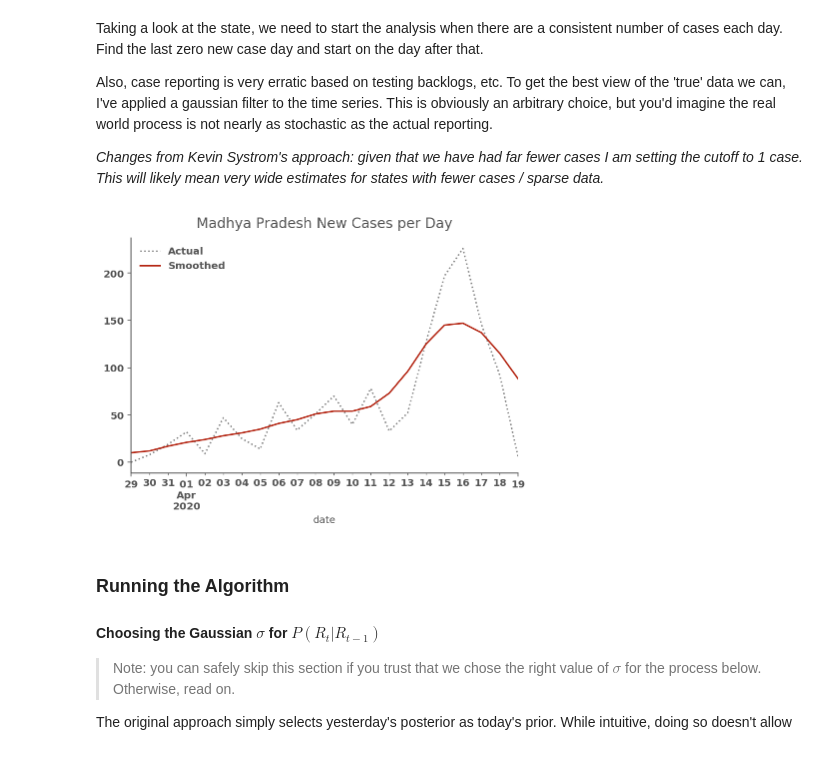
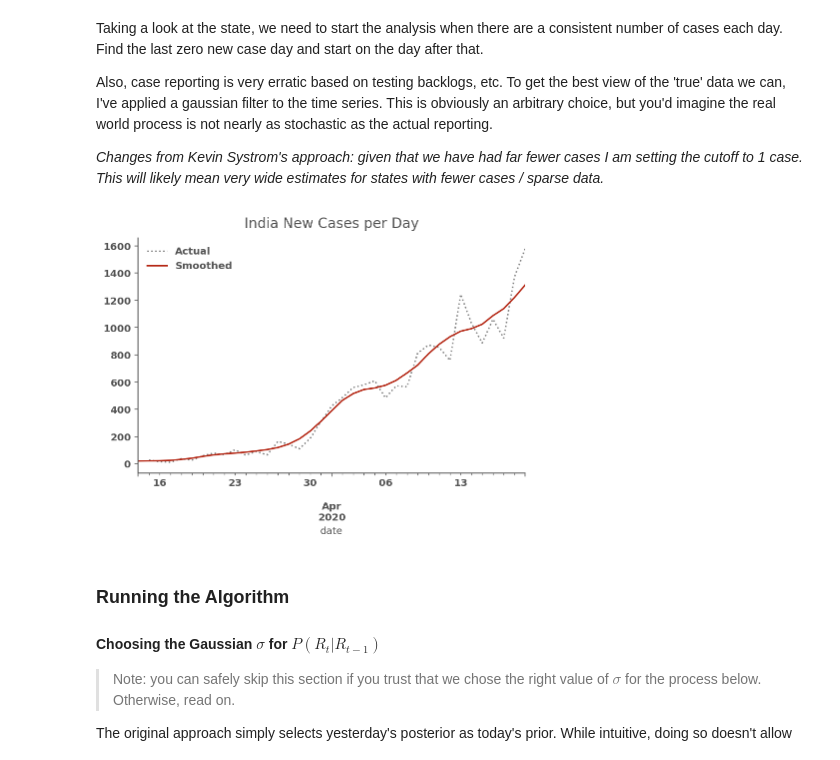
Before and after one commit to stochastix/covid-19, a Jupyter notebook: Realtime R0.ipynb, the cells around one changed output. Drawn from its saved outputs; the diff is of its cells as text; code cells hidden in the pictures.

```diff
--- a/Realtime R0.ipynb
+++ b/Realtime R0.ipynb
@@ -391,41 +392,41 @@ Also, case reporting is very erratic based on testing backlogs, etc. To get the
 
 _Changes from Kevin Systrom's approach: given that we have had far fewer cases I am setting the cutoff to 1 case. This will likely mean very wide estimates for states with fewer cases / sparse data._
 # %%
-state_name = 'Madhya Pradesh'
+state_name = 'India'
 
 def prepare_cases(cases, cutoff=10):
     new_cases = cases.diff()
 
     smoothed = new_cases.rolling(7,
         win_type='gaussian',
         min_periods=1,
         center=True).mean(std=2).round()
 
     idx_start = np.searchsorted(smoothed, cutoff)
 
     smoothed = smoothed.iloc[idx_start:]
     original = new_cases.loc[smoothed.index]
 
     return original, smoothed
 
 cases = states.xs(state_name).rename(f"{state_name} cases")
 
 original, smoothed = prepare_cases(cases)
 
 original.plot(title=f"{state_name} New Cases per Day",
                c='k',
                linestyle=':',
                alpha=.5,
                label='Actual',
                legend=True,
              figsize=(500/72, 300/72))
 
 ax = smoothed.plot(label='Smoothed',
                    legend=True)
 
 ax.get_figure().set_facecolor('w')
 # %% [output]
-[figure, old version]
+[figure, new version]
 # %% [markdown]
 ### Running the Algorithm
 
```
Also changed, not shown: parts of 9 cells of this notebook.
